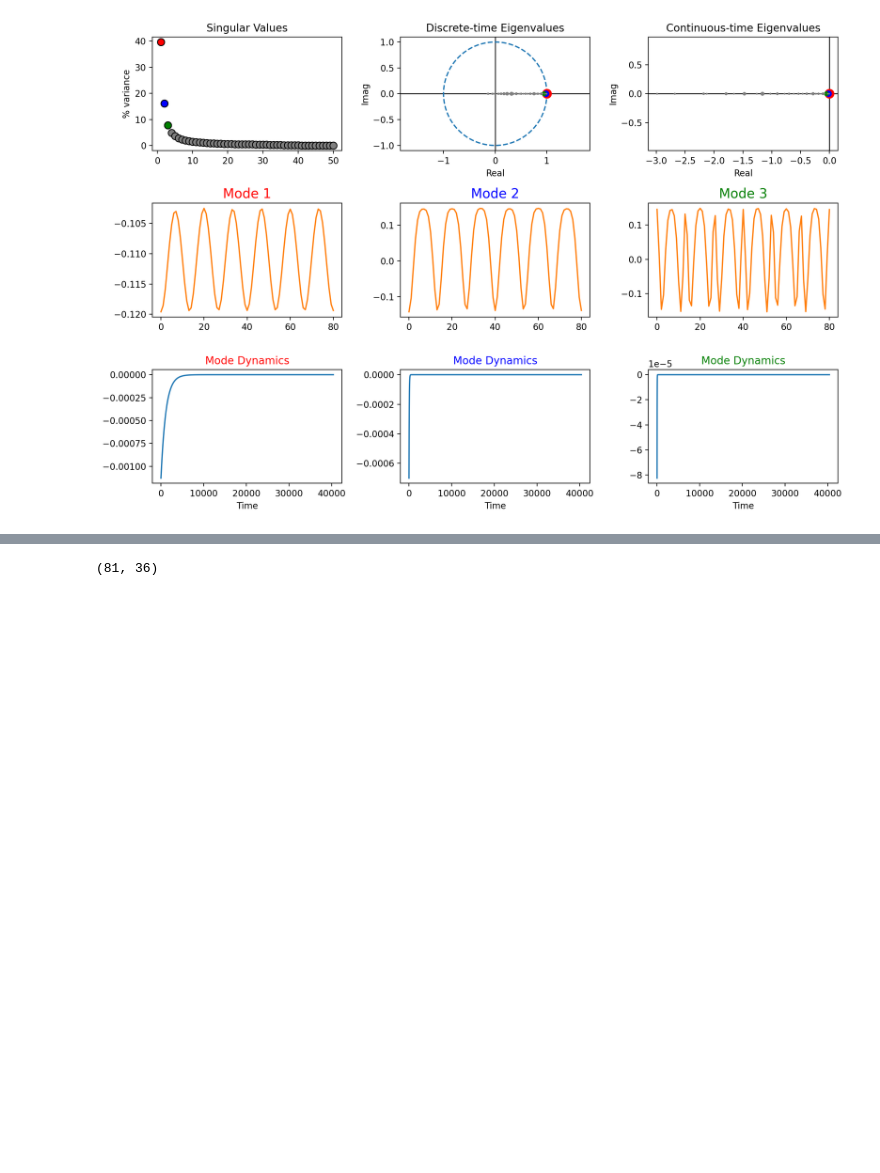
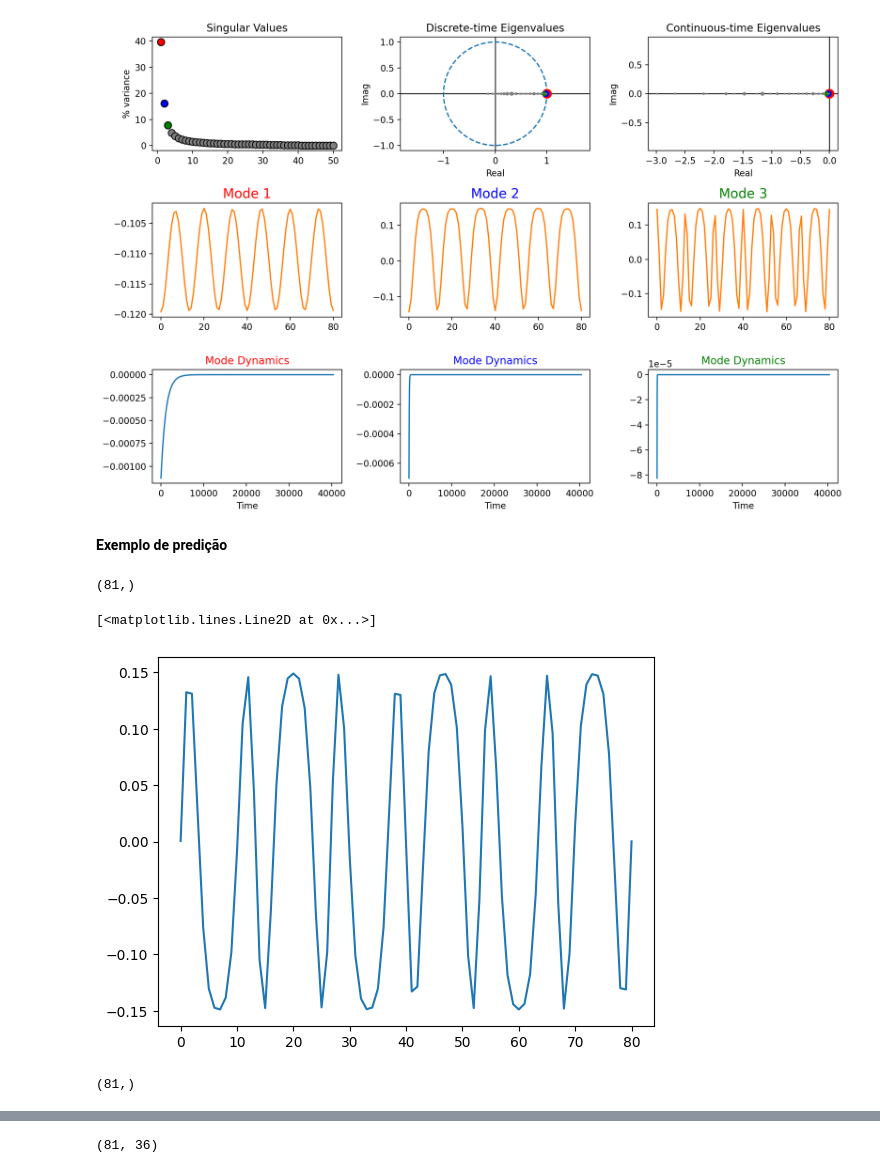
Before and after one commit to Salies/data-driven-des, a Jupyter notebook: bubble.ipynb, the cells around one changed output, grey strips where cells are left out. Cells and saved outputs as stored; diff of their text form; code cells hidden in the pictures; blank space fills up the shorter version.

Commit message:
feat: predição na bolha do dmd

```diff
--- a/bubble.ipynb
+++ b/bubble.ipynb
@@ -115,3 +115,20 @@ dmd.fit(D_rs.T)
 plot_summary(dmd)
 # %% [output]
 [figure]
+# %% [markdown]
+**Exemplo de predição**
+# %%
+# pega o segundo modo pra teste
+
+print(exp_mode.shape)
+# plota só pra ver
+plt.plot(exp_mode)
+# %% [output]
+(81,)
+[<matplotlib.lines.Line2D at 0x...>]
+[figure, added]
+# %%
+pred = dmd.predict(exp_mode)
+pred.shape
+# %% [output]
+(81,)
```
Also changed, not shown: parts of 4 cells of this notebook.
